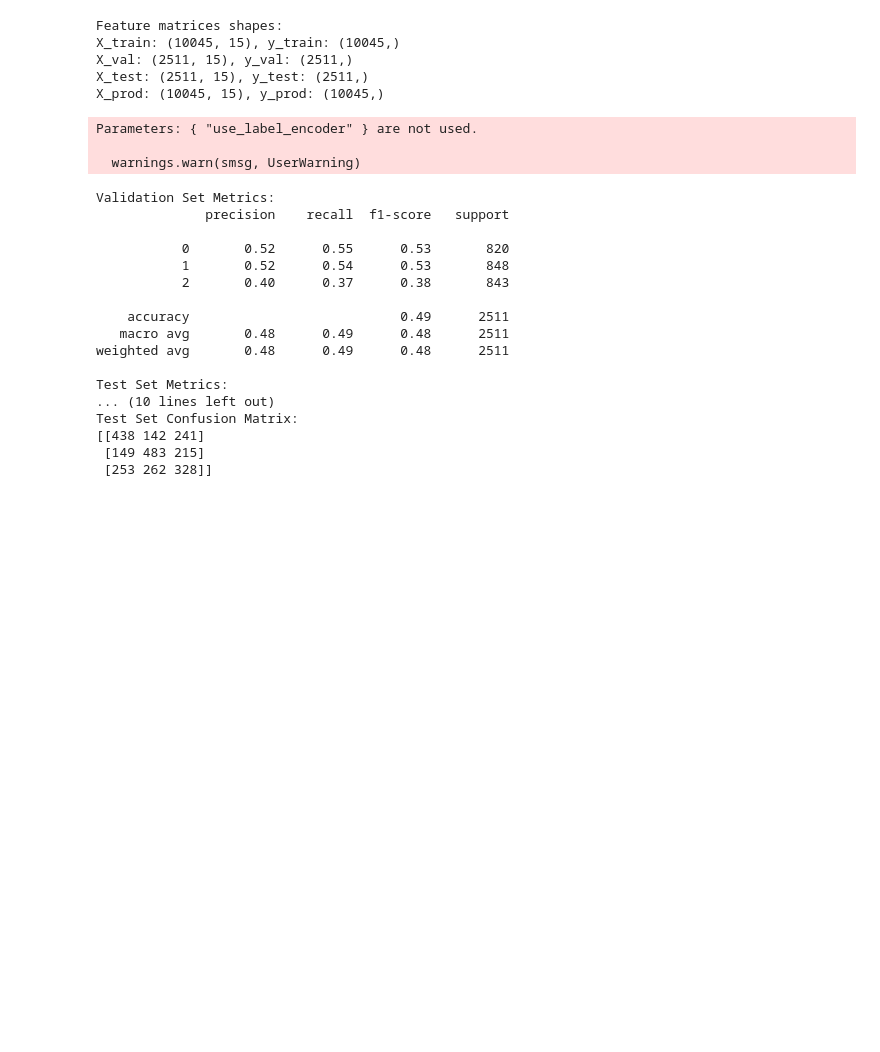
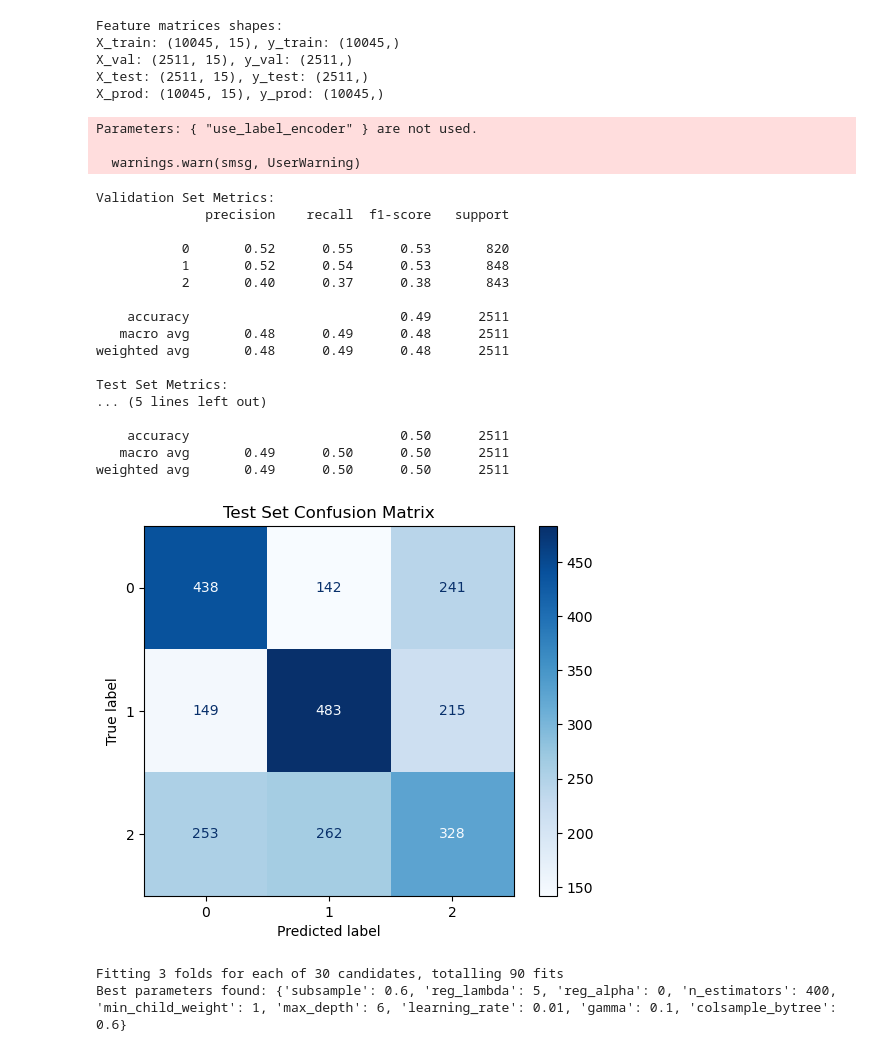
Before and after one commit to seanpaz478/AAI540_Final_Project_Group5, a Jupyter notebook: Baseline_Model.ipynb, the cells around one changed output. Saved outputs shown, nothing was run; the diff lists cells and outputs as text; code cells hidden in the pictures; blank space fills up the shorter version.

Commit message:
Adding refined model to Baseline_Model.ipynb

```diff
--- a/Baseline_Model.ipynb
+++ b/Baseline_Model.ipynb
@@ -197,37 +200,80 @@ xgb_clf.fit(
 
 # Making predictions on validation and test sets
 y_val_pred = xgb_clf.predict(x_val)
 y_test_pred = xgb_clf.predict(x_test)
 
 # Evaluating baseline model
 print("Validation Set Metrics:")
 print(classification_report(y_val, y_val_pred))
 
 print("Test Set Metrics:")
 print(classification_report(y_test, y_test_pred))
 
 # Printing confusion matrix for test set
 cm = confusion_matrix(y_test, y_test_pred)
-print("Test Set Confusion Matrix:")
-print(cm)
+disp = ConfusionMatrixDisplay(cm)
+disp.plot(cmap=plt.cm.Blues)
+plt.title("Test Set Confusion Matrix")
+plt.show()
 # %% [output]
 Parameters: { "use_label_encoder" } are not used.
 
   warnings.warn(smsg, UserWarning)
 Validation Set Metrics:
               precision    recall  f1-score   support
 
            0       0.52      0.55      0.53       820
            1       0.52      0.54      0.53       848
            2       0.40      0.37      0.38       843
 
     accuracy                           0.49      2511
    macro avg       0.48      0.49      0.48      2511
 weighted avg       0.48      0.49      0.48      2511
 
 Test Set Metrics:
-... (10 lines left out)
-Test Set Confusion Matrix:
-[[438 142 241]
- [149 483 215]
- [253 262 328]]
+... (5 lines left out)
+
+    accuracy                           0.50      2511
+   macro avg       0.49      0.50      0.50      2511
+weighted avg       0.49      0.50      0.50      2511
+[figure, added]
+# %%
+# Refining model
+
+# Parameters for RandomizedSearchCV
+param_dist = {
+    'n_estimators': [100, 200, 400],
+    'max_depth': [4, 6, 8, 10],
+    'learning_rate': [0.01, 0.05, 0.1],
+    'subsample': [0.6, 0.8, 1.0],
+    'colsample_bytree': [0.6, 0.8, 1.0],
+    'min_child_weight': [1, 3, 5],
+    'gamma': [0, 0.1, 0.3, 0.5],
+    'reg_lambda': [1, 2, 5],
+    'reg_alpha': [0, 0.1, 0.5]
+}
+
+xgb_cv = xgb.XGBClassifier(
+    objective='multi:softmax',
+    num_class=len(y_train.unique()),
+    eval_metric='mlogloss',
+    enable_categorical=True,
+    random_state=0
+)
+
+random_search = RandomizedSearchCV(
+    xgb_cv,
+    param_distributions=param_dist,
+    n_iter=30,
+    scoring='f1_macro',
+    cv=3,
+    verbose=2,
+    random_state=0,
+    n_jobs=-1
+)
+
+random_search.fit(x_train, y_train)
+print("Best parameters found:", random_search.best_params_)
+# %% [output]
+Fitting 3 folds for each of 30 candidates, totalling 90 fits
+Best parameters found: {'subsample': 0.6, 'reg_lambda': 5, 'reg_alpha': 0, 'n_estimators': 400, 'min_child_weight': 1, 'max_depth': 6, 'learning_rate': 0.01, 'gamma': 0.1, 'colsample_bytree': 0.6}
```
Also changed, not shown: parts of 3 cells of this notebook.
